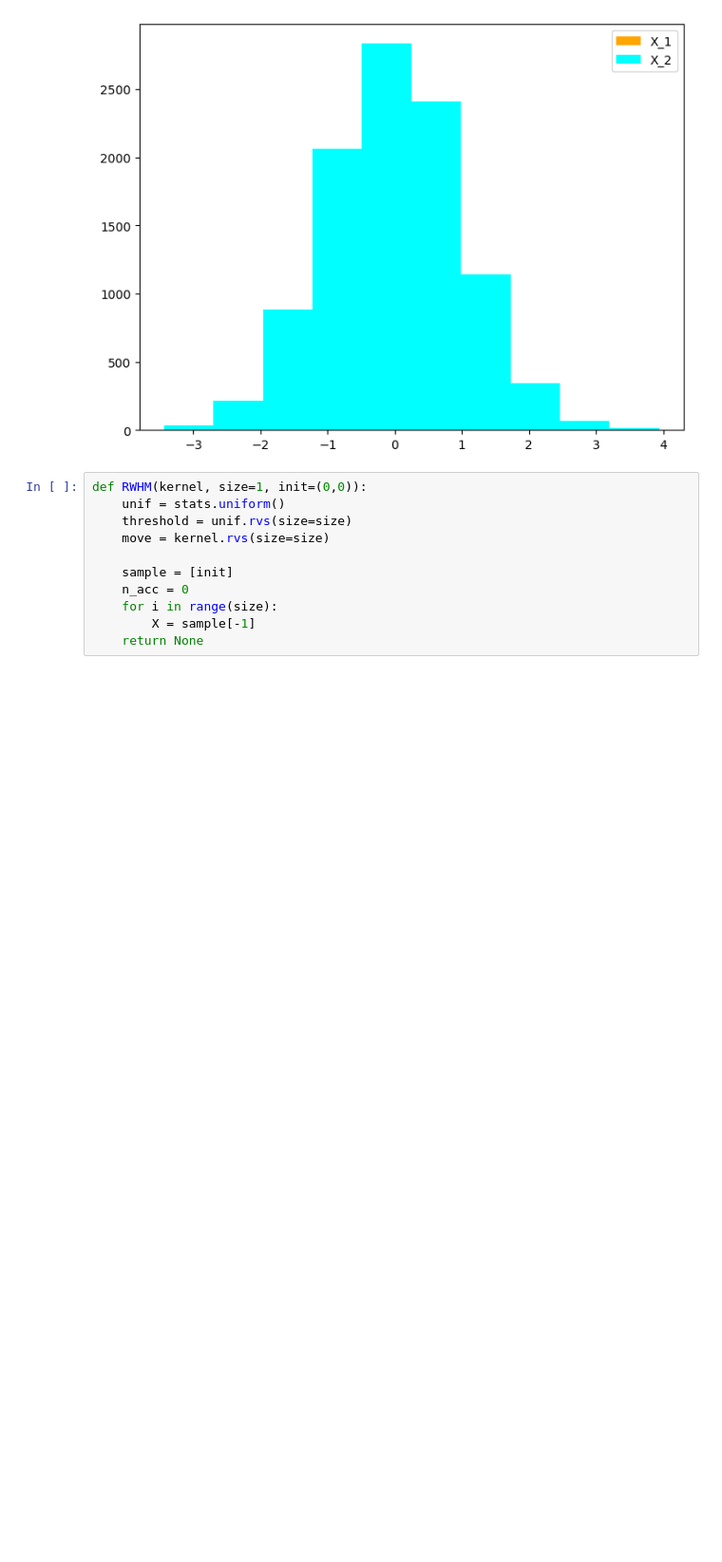
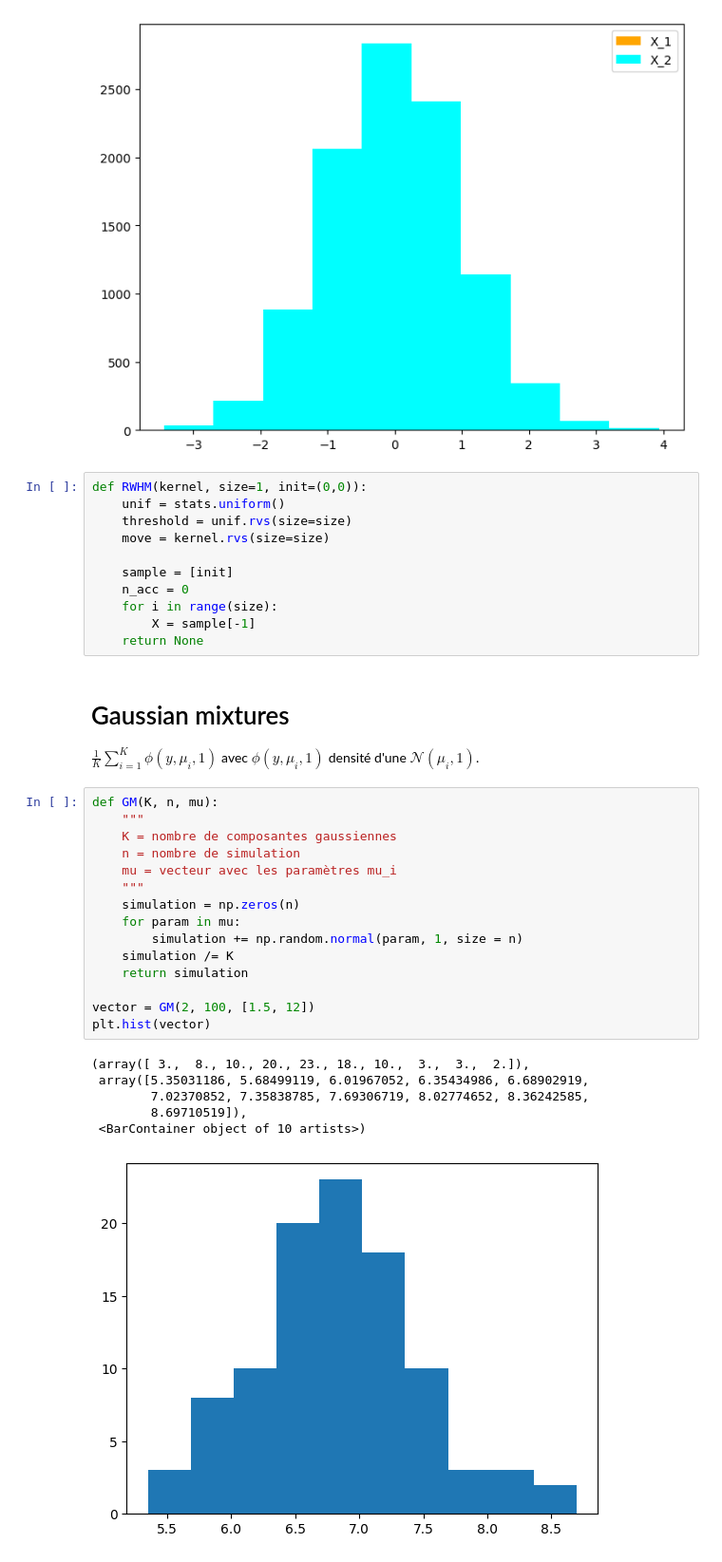
Before and after one commit to AugustinCablant/Monte-Carlo-methods, a Jupyter notebook: TP.ipynb, the cells around one changed output. Shown: that part at 95% size. Cells and saved outputs as stored; diff of their text form; blank space fills up the shorter version.

```diff
--- a/TP.ipynb
+++ b/TP.ipynb
@@ -467,3 +467,29 @@ def RWHM(kernel, size=1, init=(0,0)):
     for i in range(size):
         X = sample[-1]
     return None
+# %% [markdown]
+# Gaussian mixtures
+
+$ \frac{1}{K} \displaystyle \sum _{i=1} ^K \phi (y, \mu _i , 1)$ avec $\phi (y, \mu _i , 1)$ densité d'une $ \mathcal{N} (\mu _i, 1)$.
+# %%
+def GM(K, n, mu):
+    """
+    K = nombre de composantes gaussiennes
+    n = nombre de simulation
+    mu = vecteur avec les paramètres mu_i
+    """
+    simulation = np.zeros(n)
+    for param in mu:
+        simulation += np.random.normal(param, 1, size = n)
+    simulation /= K
+    return simulation
+
+vector = GM(2, 100, [1.5, 12])
+plt.hist(vector)
+# %% [output]
+(array([ 3.,  8., 10., 20., 23., 18., 10.,  3.,  3.,  2.]),
+ array([5.35031186, 5.68499119, 6.01967052, 6.35434986, 6.68902919,
+        7.02370852, 7.35838785, 7.69306719, 8.02774652, 8.36242585,
+        8.69710519]),
+ <BarContainer object of 10 artists>)
+[figure, added]
```
